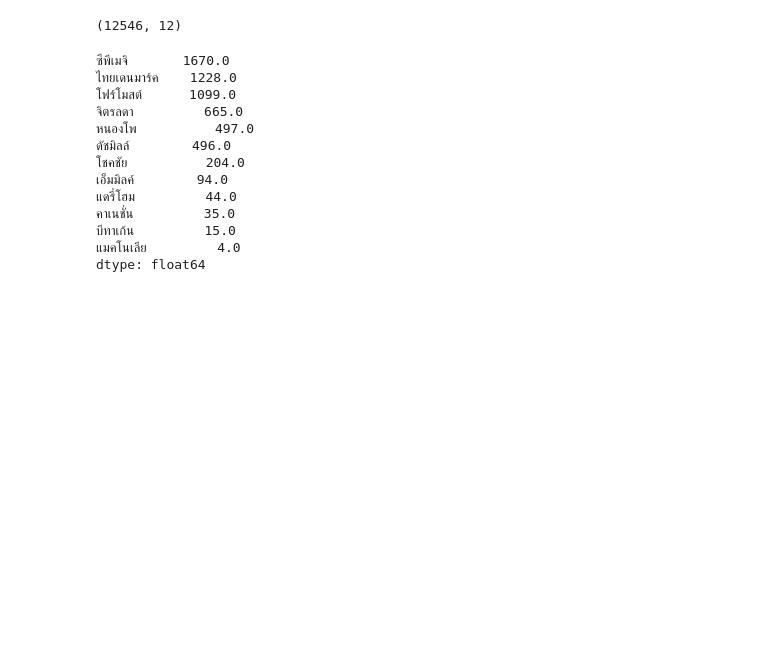
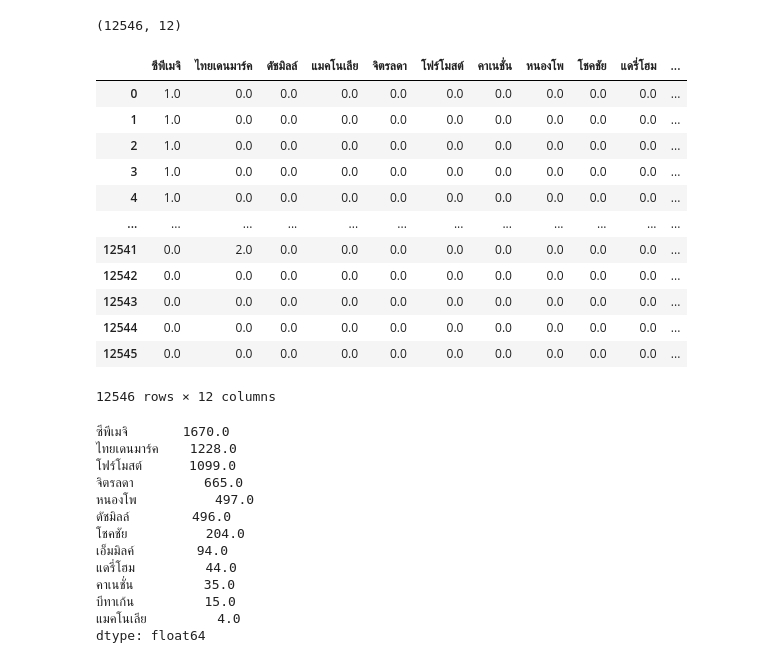
Before and after one commit to pacharapol4066/Product-Position-SNA, a Jupyter notebook: 03.EDA_Headline_Comments.ipynb, the cells around one changed output. Cells and saved outputs as stored; diff of their text form; code cells hidden in the pictures; blank space fills up the shorter version.

```diff
--- a/03.EDA_Headline_Comments.ipynb
+++ b/03.EDA_Headline_Comments.ipynb
@@ -397,6 +396,22 @@ df_process_comment.shape
 # %%
 df_b = pd.concat([pd.DataFrame(s,columns=['w','c']).set_index('w') for s in df_process_comment["docs_mention_brand"]]
                  , axis=1, sort=False).fillna(0).T.set_index(df_process_comment.index)
+# %%
+df_b
+# %% [output]
+|  | ซีพีเมจิ | ไทยเดนมาร์ค | ดัชมิลล์ | แมคโนเลีย | จิตรลดา | โฟร์โมสต์ | คาเนชั่น | หนองโพ | โชคชัย | แดรี่โฮม | ... |
+| 0 | 1.0 | 0.0 | 0.0 | 0.0 | 0.0 | 0.0 | 0.0 | 0.0 | 0.0 | 0.0 | ... |
+| 1 | 1.0 | 0.0 | 0.0 | 0.0 | 0.0 | 0.0 | 0.0 | 0.0 | 0.0 | 0.0 | ... |
+| 2 | 1.0 | 0.0 | 0.0 | 0.0 | 0.0 | 0.0 | 0.0 | 0.0 | 0.0 | 0.0 | ... |
+| 3 | 1.0 | 0.0 | 0.0 | 0.0 | 0.0 | 0.0 | 0.0 | 0.0 | 0.0 | 0.0 | ... |
+| 4 | 1.0 | 0.0 | 0.0 | 0.0 | 0.0 | 0.0 | 0.0 | 0.0 | 0.0 | 0.0 | ... |
+| ... | ... | ... | ... | ... | ... | ... | ... | ... | ... | ... | ... |
+| 12541 | 0.0 | 2.0 | 0.0 | 0.0 | 0.0 | 0.0 | 0.0 | 0.0 | 0.0 | 0.0 | ... |
+| 12542 | 0.0 | 0.0 | 0.0 | 0.0 | 0.0 | 0.0 | 0.0 | 0.0 | 0.0 | 0.0 | ... |
+| 12543 | 0.0 | 0.0 | 0.0 | 0.0 | 0.0 | 0.0 | 0.0 | 0.0 | 0.0 | 0.0 | ... |
+| 12544 | 0.0 | 0.0 | 0.0 | 0.0 | 0.0 | 0.0 | 0.0 | 0.0 | 0.0 | 0.0 | ... |
+| 12545 | 0.0 | 0.0 | 0.0 | 0.0 | 0.0 | 0.0 | 0.0 | 0.0 | 0.0 | 0.0 | ... |
+12546 rows × 12 columns
 # %%
 df_b.sum().sort_values(ascending=False)
 # %% [output]
```
Also changed, not shown: parts of 9 cells of this notebook, 2 other files.
